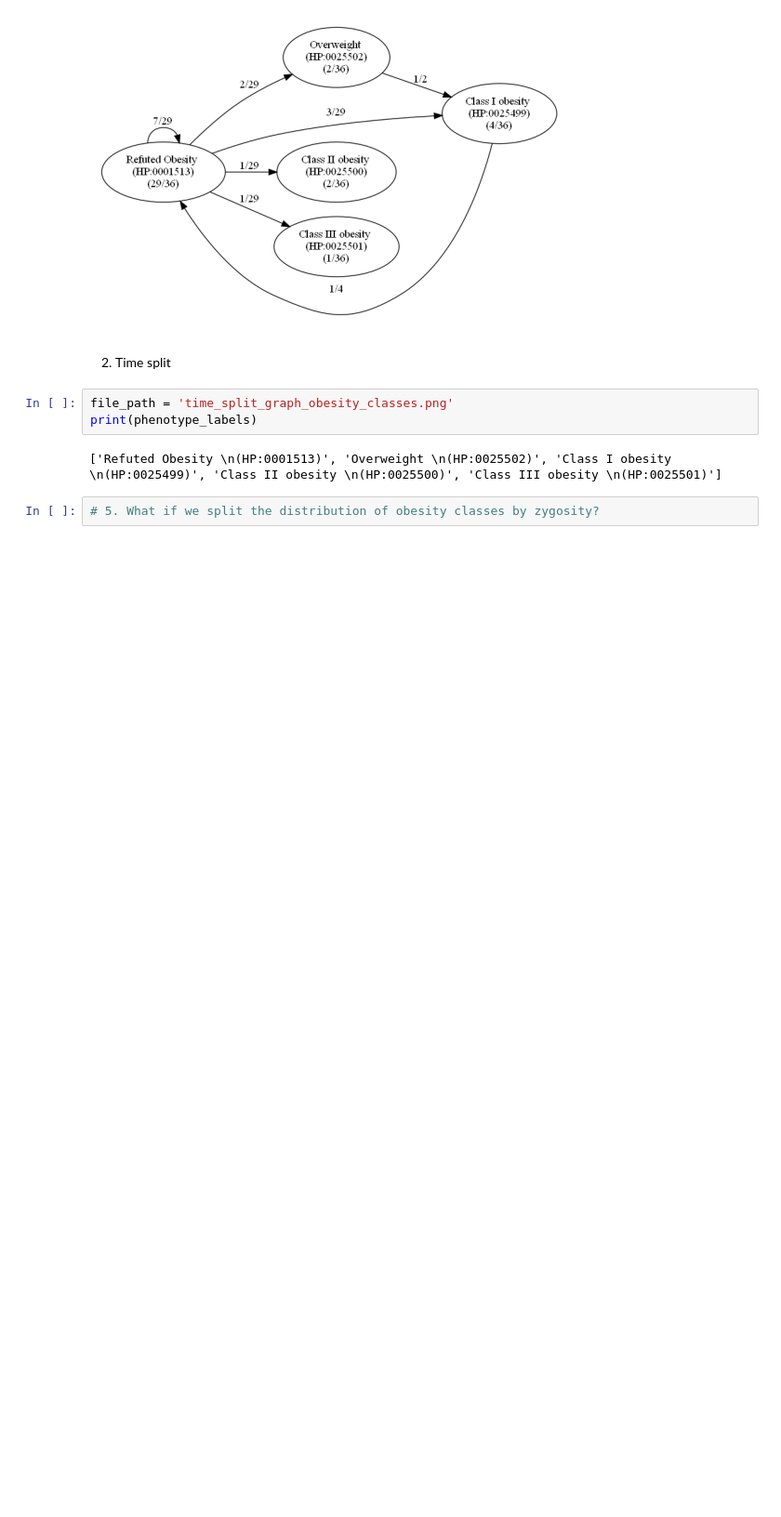
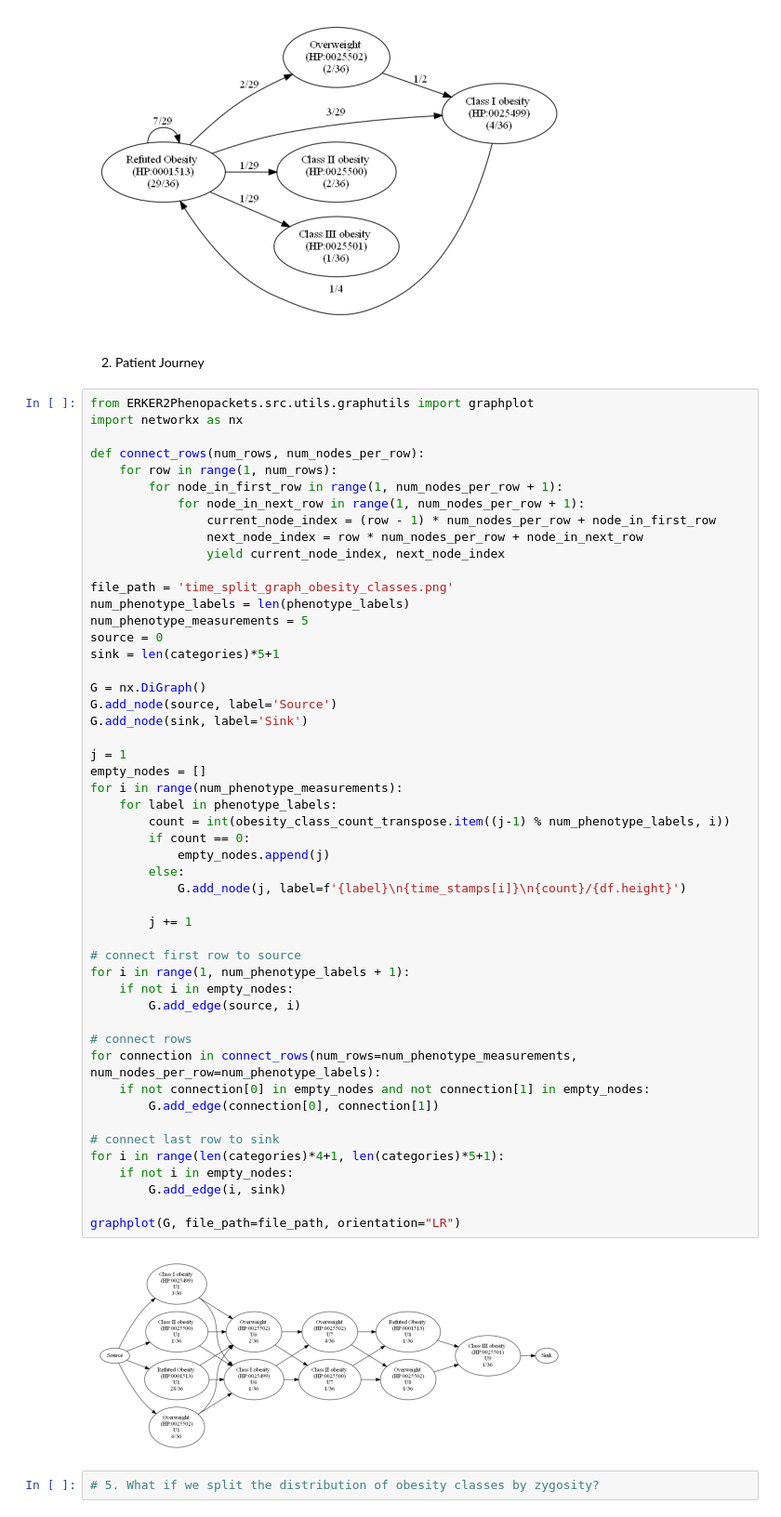
Before and after one commit to BIH-CEI/ERKER2Phenopackets, a Jupyter notebook: ERKER2Phenopackets/src/analysis/ml/analyse.ipynb, the cells around one changed output. Shown at 93% size. Saved outputs shown, nothing was run; the diff lists cells and outputs as text; blank space fills up the shorter version.

```diff
--- a/ERKER2Phenopackets/src/analysis/ml/analyse.ipynb
+++ b/ERKER2Phenopackets/src/analysis/ml/analyse.ipynb
@@ -552,12 +552,59 @@ plot_phenotype_transition_graph(df, 'obesity_label', phenotype_labels.copy(), in
 {0: {'total_count': 29, 'counts': [7, 2, 3, 1, 1, 24], 'frequency': []}, 1: {'total_count': 2, 'counts': [0, 0, 1, 0, 0, 2], 'frequency': []}, 2: {'total_count': 4, 'counts': [1, 0, 0, 0, 0, 4], 'freq ...
 [figure]
 # %% [markdown]
-2. Time split
+2. Patient Journey
 # %%
+from ERKER2Phenopackets.src.utils.graphutils import graphplot
+import networkx as nx
+
+def connect_rows(num_rows, num_nodes_per_row):
+    for row in range(1, num_rows):
+        for node_in_first_row in range(1, num_nodes_per_row + 1):
+            for node_in_next_row in range(1, num_nodes_per_row + 1):
+                current_node_index = (row - 1) * num_nodes_per_row + node_in_first_row
+                next_node_index = row * num_nodes_per_row + node_in_next_row
+                yield current_node_index, next_node_index
+
 file_path = 'time_split_graph_obesity_classes.png'
-print(phenotype_labels)
+num_phenotype_labels = len(phenotype_labels)
+num_phenotype_measurements = 5
+source = 0
+sink = len(categories)*5+1
+
+G = nx.DiGraph()
+G.add_node(source, label='Source')
+G.add_node(sink, label='Sink')
+
+j = 1
+empty_nodes = []
+for i in range(num_phenotype_measurements):
+    for label in phenotype_labels:
+        count = int(obesity_class_count_transpose.item((j-1) % num_phenotype_labels, i))
+        if count == 0:
+            empty_nodes.append(j)
+        else:
+            G.add_node(j, label=f'{label}\n{time_stamps[i]}\n{count}/{df.height}')
+
+        j += 1
+
+# connect first row to source
+for i in range(1, num_phenotype_labels + 1):
+    if not i in empty_nodes:
+        G.add_edge(source, i)
+
+# connect rows
+for connection in connect_rows(num_rows=num_phenotype_measurements, num_nodes_per_row=num_phenotype_labels):
+    if not connection[0] in empty_nodes and not connection[1] in empty_nodes:
+        G.add_edge(connection[0], connection[1])
+
+# connect last row to sink
+for i in range(len(categories)*4+1, len(categories)*5+1):
+    if not i in empty_nodes:
+        G.add_edge(i, sink)
+
+graphplot(G, file_path=file_path, orientation="LR")
 # %% [output]
-['Refuted Obesity \n(HP:0001513)', 'Overweight \n(HP:0025502)', 'Class I obesity \n(HP:0025499)', 'Class II obesity \n(HP:0025500)', 'Class III obesity \n(HP:0025501)']
+[figure, added]
 # %%
 # 5. What if we split the distribution of obesity classes by zygosity?
 # %%
```
Also changed, not shown: parts of 8 cells of this notebook, 2 other files.
